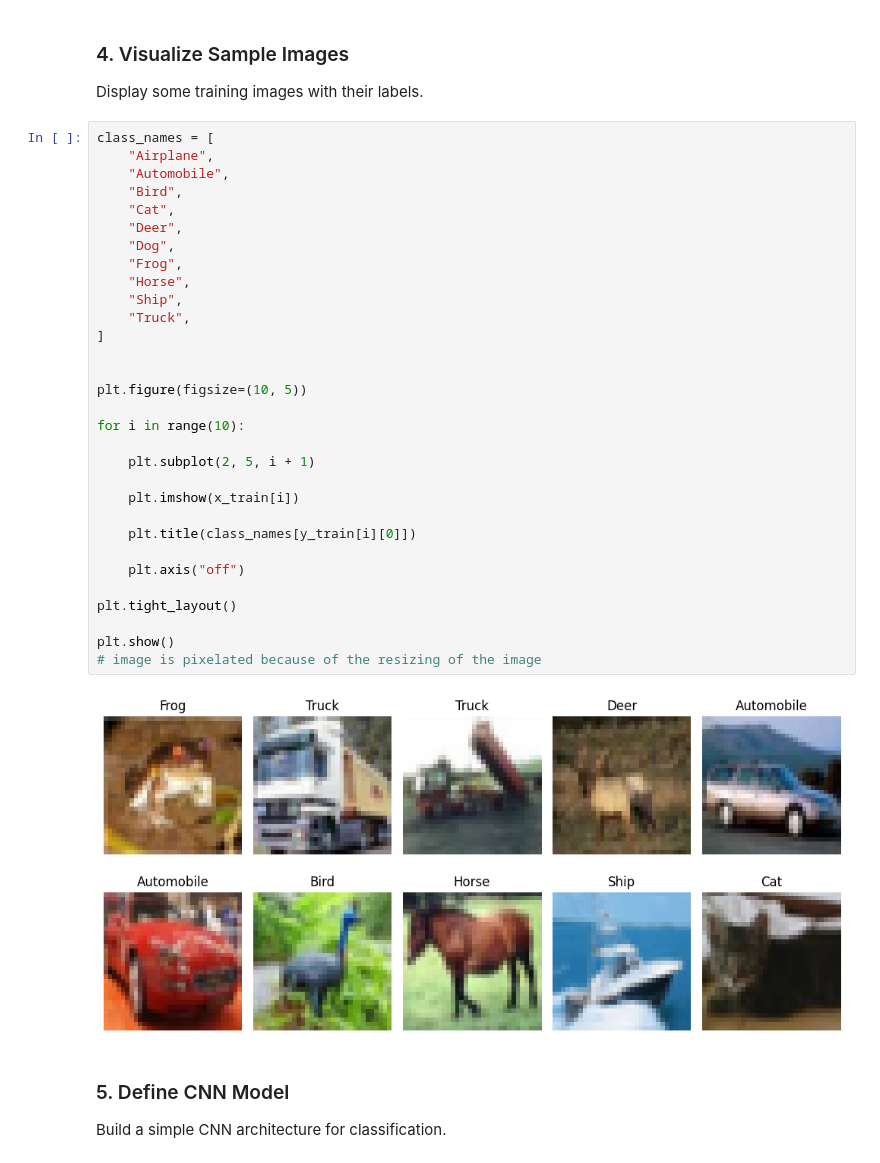
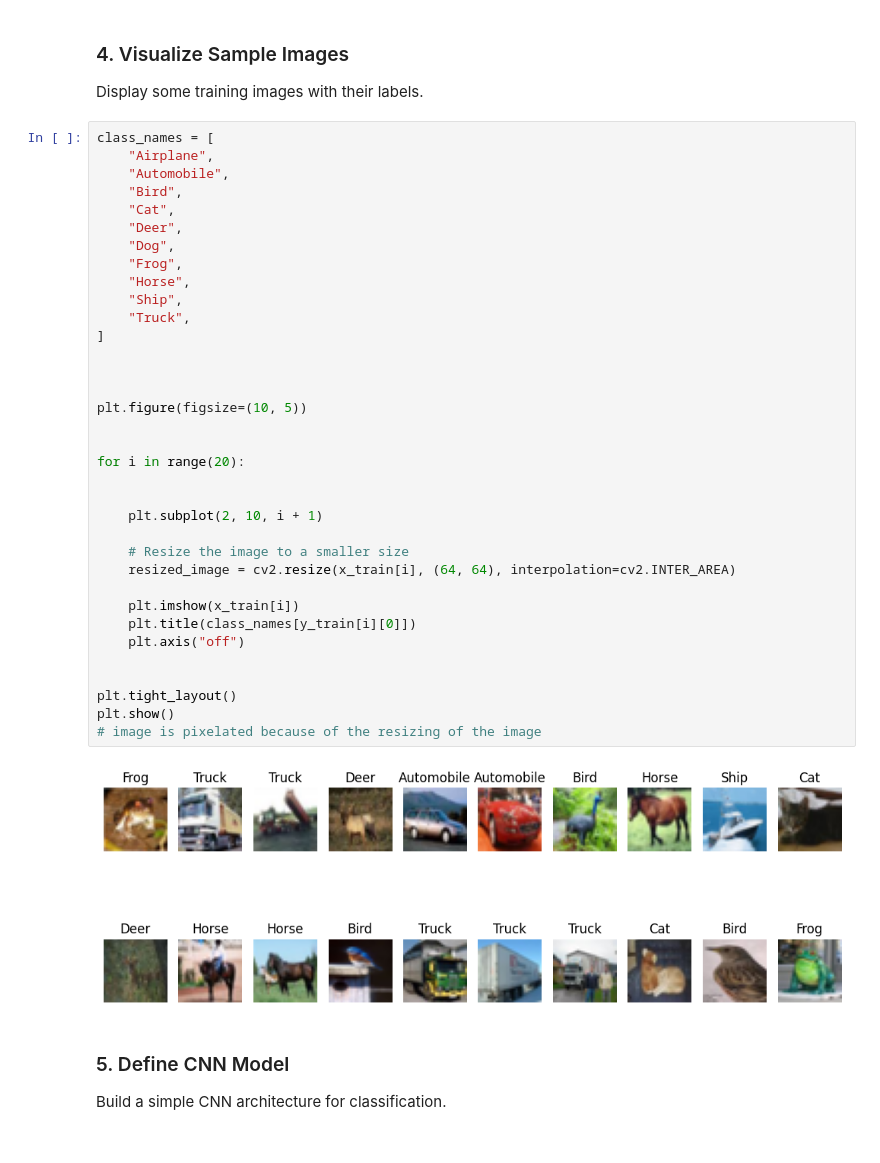
Before and after one commit to Eng-Ahmed-Hussien/Computer-Vision-and-Machine-Learning-Practical-Project, a Jupyter notebook: version3.ipynb, the cells around one changed output. Saved outputs shown, nothing was run; the diff lists cells and outputs as text.

```diff
--- a/version3.ipynb
+++ b/version3.ipynb
@@ -55,36 +53,40 @@ Display some training images with their labels.
 # %%
 class_names = [
     "Airplane",
     "Automobile",
     "Bird",
     "Cat",
     "Deer",
     "Dog",
     "Frog",
     "Horse",
     "Ship",
     "Truck",
 ]
 
 
+
 plt.figure(figsize=(10, 5))
 
-for i in range(10):
 
-    plt.subplot(2, 5, i + 1)
+for i in range(20):
+
+
+    plt.subplot(2, 10, i + 1)
+
+    # Resize the image to a smaller size
+    resized_image = cv2.resize(x_train[i], (64, 64), interpolation=cv2.INTER_AREA)
 
     plt.imshow(x_train[i])
-
     plt.title(class_names[y_train[i][0]])
-
     plt.axis("off")
 
+
 plt.tight_layout()
-
 plt.show()
 # image is pixelated because of the resizing of the image
 # %% [output]
-[figure, old version]
+[figure, new version]
 # %% [markdown]
 ### 5. Define CNN Model
 
```
Also changed, not shown: parts of 6 cells of this notebook.
